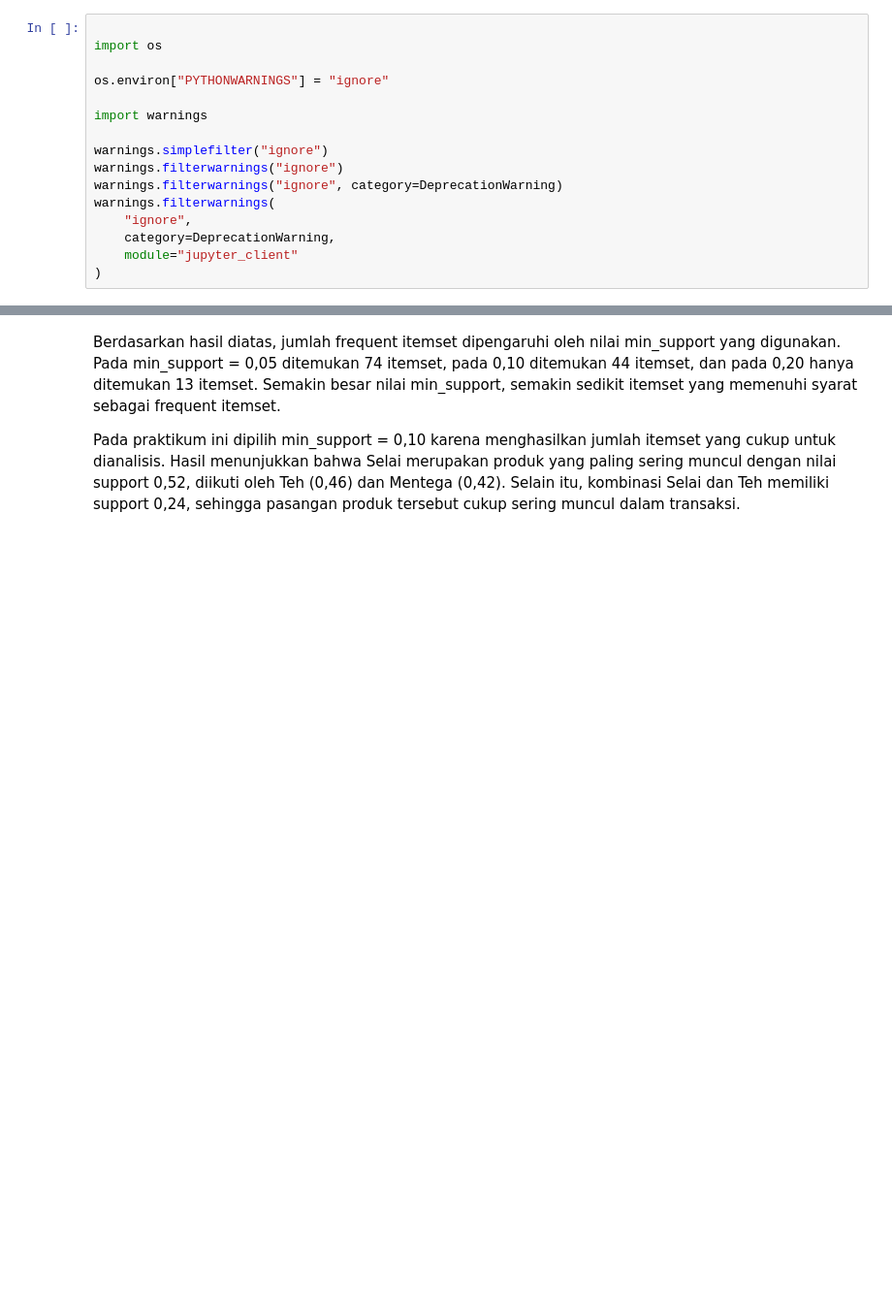
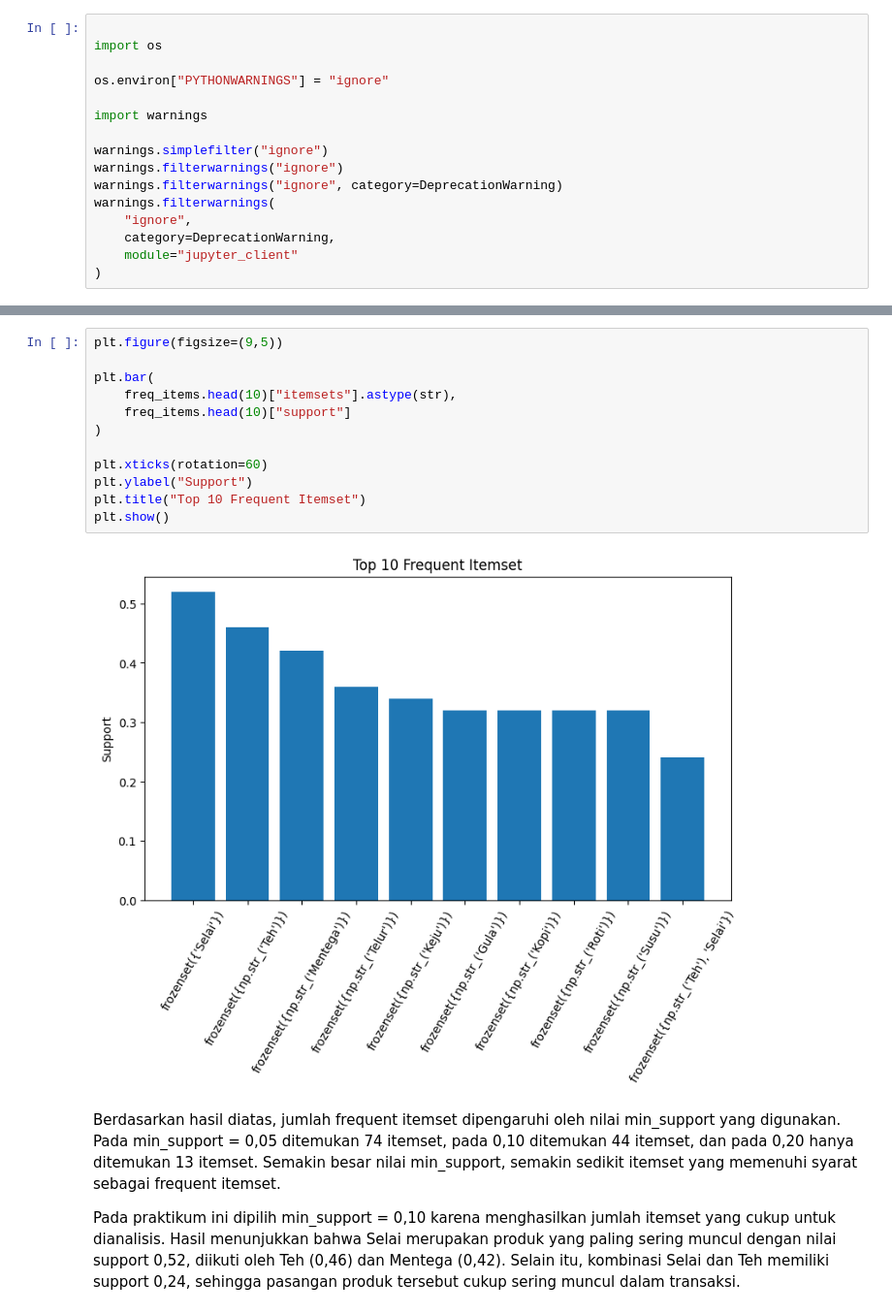
Before and after one commit to bintanghan07/data-science-2026, a Jupyter notebook: Pertemuan12_BintangHanifatulManunggal_250401020095.ipynb, the cells around one changed output, grey strips where cells are left out. Shown at 97% size. Cells and saved outputs as stored; diff of their text form; blank space fills up the shorter version.

```diff
--- a/Pertemuan12_BintangHanifatulManunggal_250401020095.ipynb
+++ b/Pertemuan12_BintangHanifatulManunggal_250401020095.ipynb
@@ -140,3 +161,17 @@ min_support = 0.2: 13 itemset ditemukan
+# %%
+plt.figure(figsize=(9,5))
+
+plt.bar(
+    freq_items.head(10)["itemsets"].astype(str),
+    freq_items.head(10)["support"]
+)
+
+plt.xticks(rotation=60)
+plt.ylabel("Support")
+plt.title("Top 10 Frequent Itemset")
+plt.show()
+# %% [output]
+[figure, added]
 # %% [markdown]
 Berdasarkan hasil diatas, jumlah frequent itemset dipengaruhi oleh nilai min_support yang digunakan. Pada min_support = 0,05 ditemukan 74 itemset, pada 0,10 ditemukan 44 itemset, dan pada 0,20 hanya ditemukan 13 itemset. Semakin besar nilai min_support, semakin sedikit itemset yang memenuhi syarat sebagai frequent itemset.
 
```
Also changed, not shown: parts of 6 cells of this notebook.
